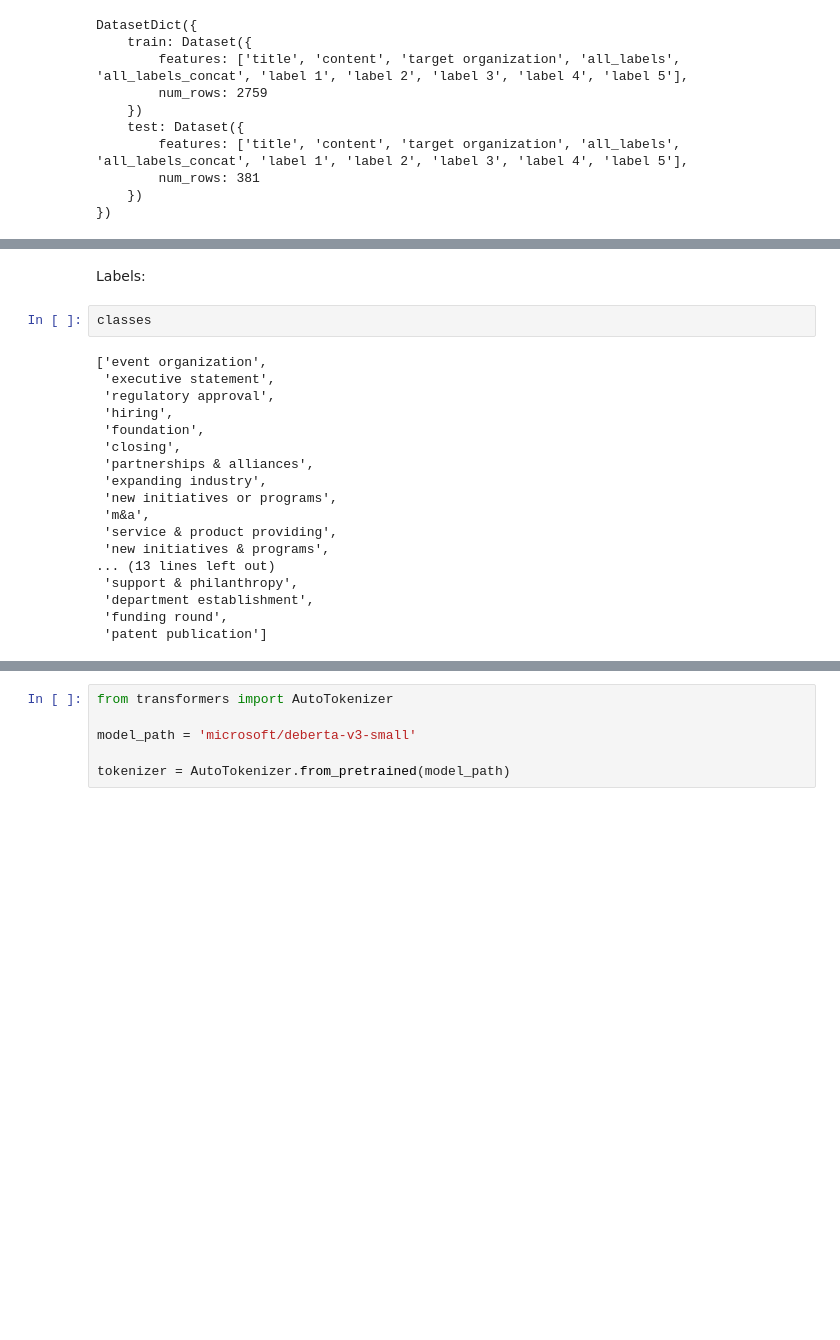
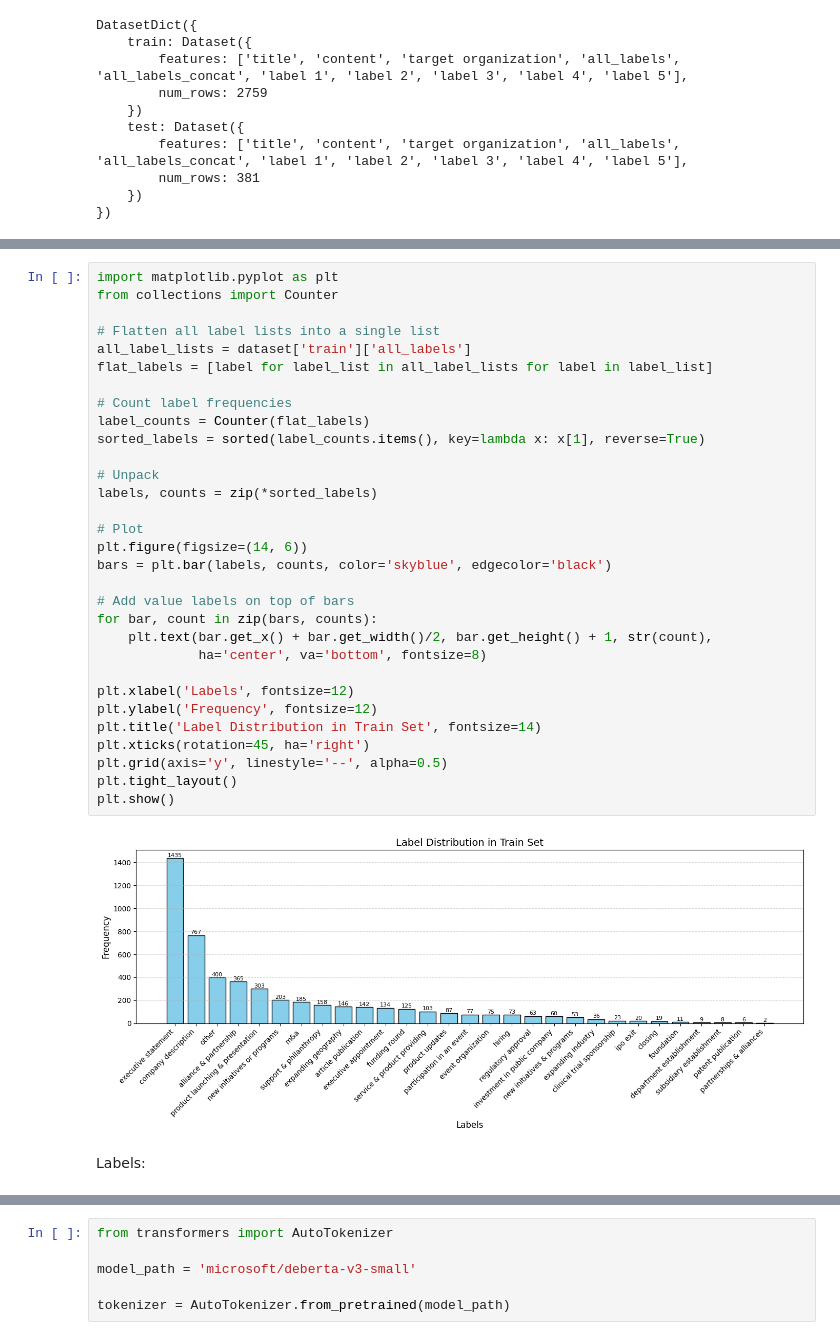
Before and after one commit to pvateekul/2110531_DSDE_2025s1, a Jupyter notebook: code/Week05_AdvancedML/5_5_Multi_label_Text_Classification.ipynb, the cells around one changed output, grey strips where cells are left out. Saved outputs shown, nothing was run; the diff lists cells and outputs as text; blank space fills up the shorter version.

Commit message:
update multi-label

```diff
--- a/code/Week05_AdvancedML/5_5_Multi_label_Text_Classification.ipynb
+++ b/code/Week05_AdvancedML/5_5_Multi_label_Text_Classification.ipynb
@@ -47,22 +72,35 @@ DatasetDict({
+# %%
+import matplotlib.pyplot as plt
+from collections import Counter
+
+# Flatten all label lists into a single list
+all_label_lists = dataset['train']['all_labels']
+flat_labels = [label for label_list in all_label_lists for label in label_list]
+
+# Count label frequencies
+label_counts = Counter(flat_labels)
+sorted_labels = sorted(label_counts.items(), key=lambda x: x[1], reverse=True)
+
+# Unpack
+labels, counts = zip(*sorted_labels)
+
+# Plot
+plt.figure(figsize=(14, 6))
+bars = plt.bar(labels, counts, color='skyblue', edgecolor='black')
+
+# Add value labels on top of bars
+for bar, count in zip(bars, counts):
+    plt.text(bar.get_x() + bar.get_width()/2, bar.get_height() + 1, str(count),
+             ha='center', va='bottom', fontsize=8)
+
+plt.xlabel('Labels', fontsize=12)
+plt.ylabel('Frequency', fontsize=12)
+plt.title('Label Distribution in Train Set', fontsize=14)
+plt.xticks(rotation=45, ha='right')
+plt.grid(axis='y', linestyle='--', alpha=0.5)
+plt.tight_layout()
+plt.show()
+# %% [output]
+[figure, added]
 # %% [markdown]
 Labels:
-# %%
-classes
-# %% [output]
-['event organization',
- 'executive statement',
- 'regulatory approval',
- 'hiring',
- 'foundation',
- 'closing',
- 'partnerships & alliances',
- 'expanding industry',
- 'new initiatives or programs',
- 'm&a',
- 'service & product providing',
- 'new initiatives & programs',
-... (13 lines left out)
- 'support & philanthropy',
- 'department establishment',
- 'funding round',
- 'patent publication']
```
Also changed, not shown: parts of 26 cells of this notebook.
